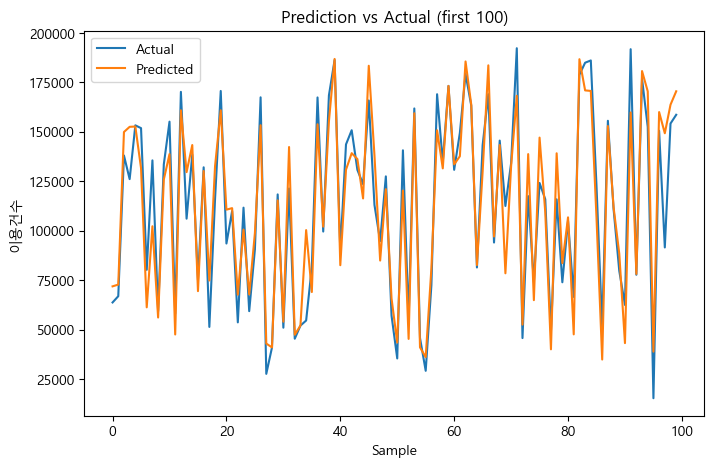
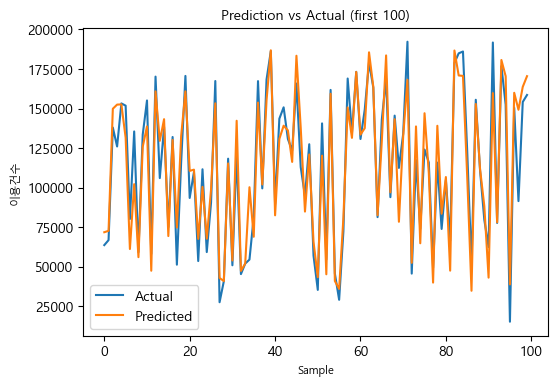
The change to this notebook cell's code, shown as a diff; its figure went from the first image to the second:
--- before
+++ after
@@ -5,19 +5,19 @@
 y_pred_exp = np.expm1(pred4)
 
-plt.figure(figsize=(8, 5))
+plt.figure(figsize=(6, 4))
 plt.plot(y_test_exp.values[:100], label="Actual")  # 테스트 데이터의 첫 100개 샘플만 시각화
 plt.plot(y_pred_exp[:100], label="Predicted") # 예측 데이터의 첫 100개 샘플만 시각화
 plt.legend()
-plt.title("Prediction vs Actual (first 100)")
-plt.xlabel("Sample")
-plt.ylabel("이용건수")
+plt.title("Prediction vs Actual (first 100)", fontsize=10)
+plt.xlabel("Sample", fontsize=8)
+plt.ylabel("이용건수", fontsize=8)
 plt.show()
 
-plt.figure(figsize=(8, 5))
+plt.figure(figsize=(6, 4))
 plt.plot(y_test.values[:100], label="Actual")  # 테스트 데이터의 첫 100개 샘플만 시각화
 plt.plot(pred4[:100], label="Predicted") # 예측 데이터의 첫 100개 샘플만 시각화
 plt.legend()
-plt.title("Prediction vs Actual (first 100)")
-plt.xlabel("Sample")
-plt.ylabel("이용건수")
+plt.title("Prediction vs Actual (first 100)", fontsize=10)
+plt.xlabel("Sample", fontsize=8)
+plt.ylabel("이용건수", fontsize=8)
 plt.show()

Commit: 그래프 사이즈 및 label/title 사이즈 조정